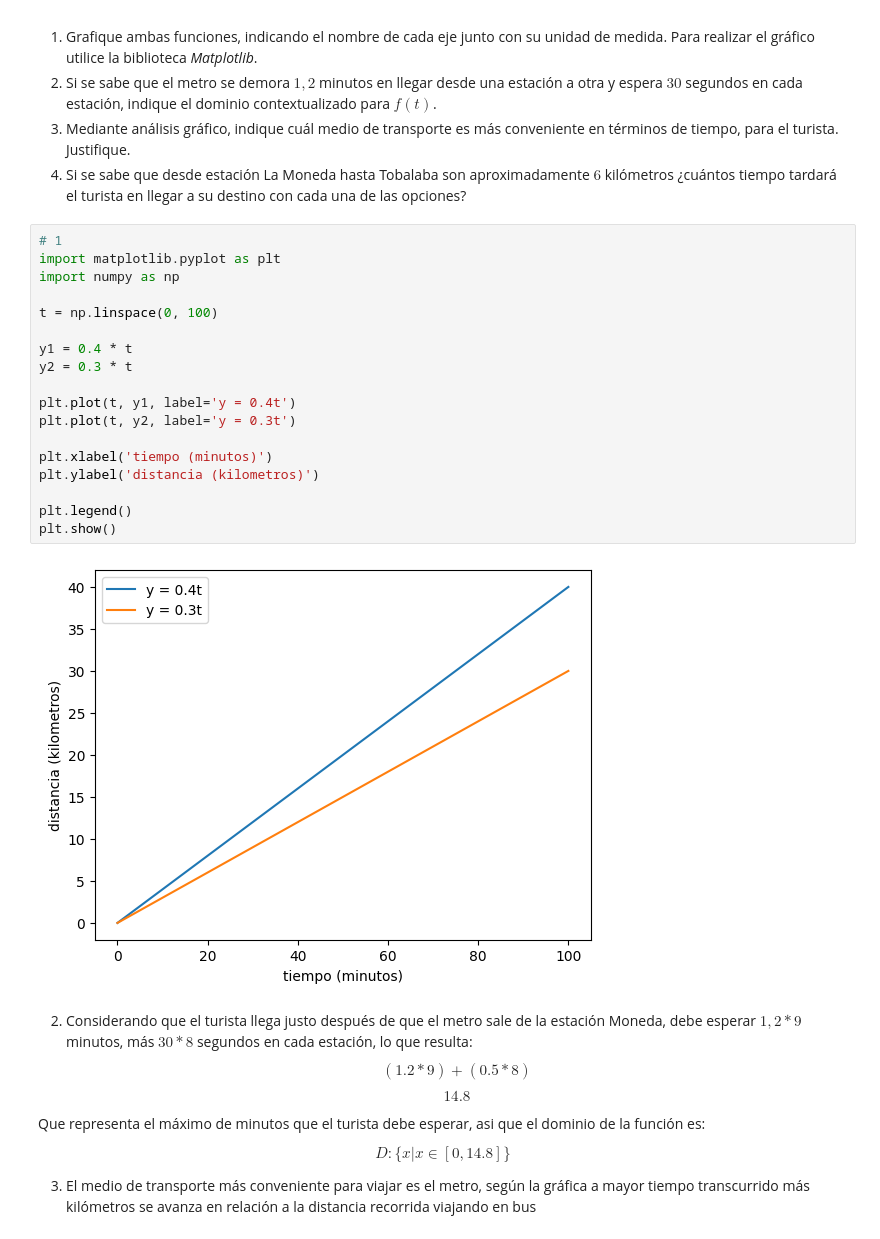
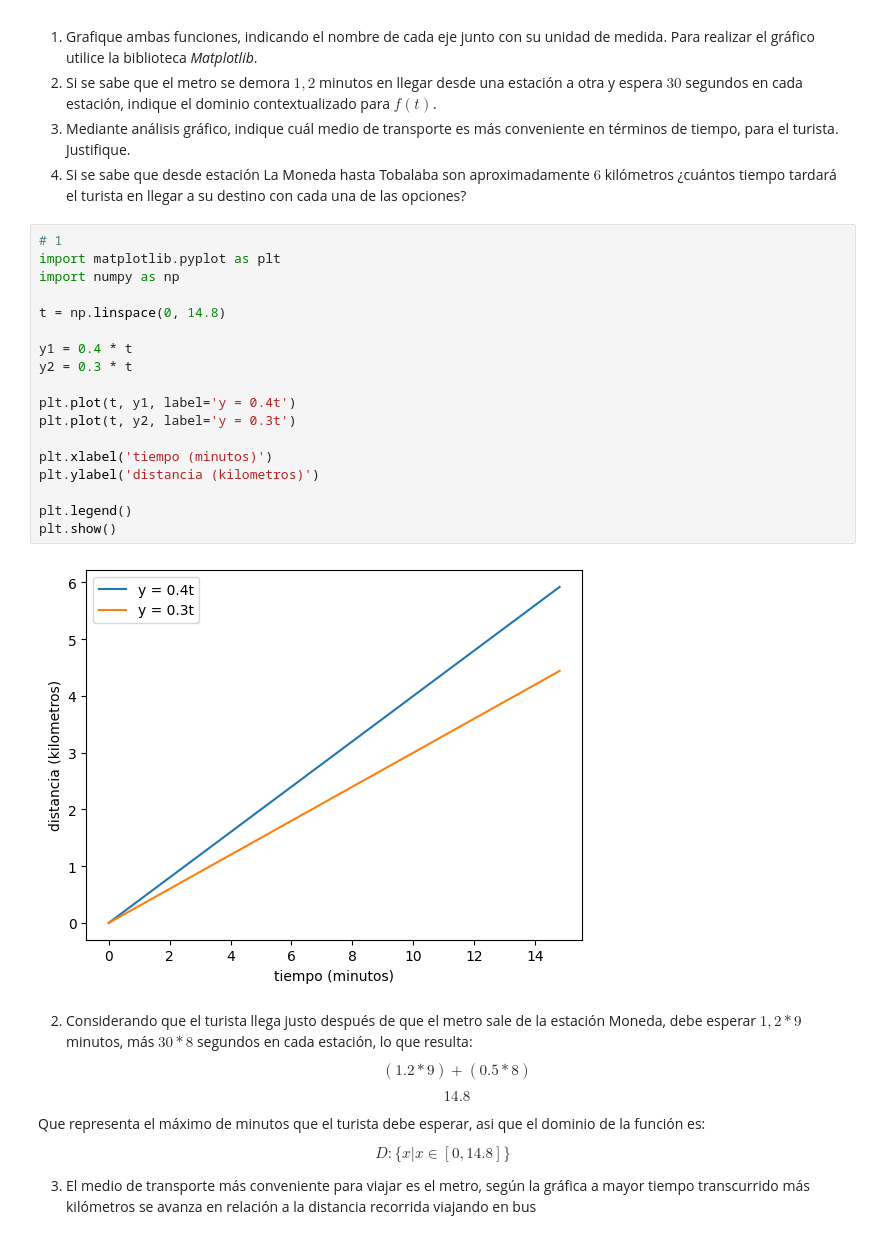
Before and after one commit to Kimulegen/matematica-aplicada, a Jupyter notebook: G1_Funciones.ipynb, the cells around one changed output. Drawn from its saved outputs; the diff is of its cells as text.

```diff
--- a/G1_Funciones.ipynb
+++ b/G1_Funciones.ipynb
@@ -148,23 +169,23 @@ Según la información anterior:
 # %%
 # 1
 import matplotlib.pyplot as plt
 import numpy as np
 
-t = np.linspace(0, 100)
+t = np.linspace(0, 14.8)
 
 y1 = 0.4 * t
 y2 = 0.3 * t
 
 plt.plot(t, y1, label='y = 0.4t')
 plt.plot(t, y2, label='y = 0.3t')
 
 plt.xlabel('tiempo (minutos)')
 plt.ylabel('distancia (kilometros)')
 
 plt.legend()
 plt.show()
 # %% [output]
-[figure, old version]
+[figure, new version]
 # %% [markdown]
 2. Considerando que el turista llega justo después de que el metro sale de la estación Moneda, debe esperar $1,2 * 9$ minutos, más $30 * 8$ segundos en cada estación, lo que resulta:
 $$ (1.2 * 9) + (0.5 * 8)$$
```
Also changed, not shown: parts of 18 cells of this notebook.
